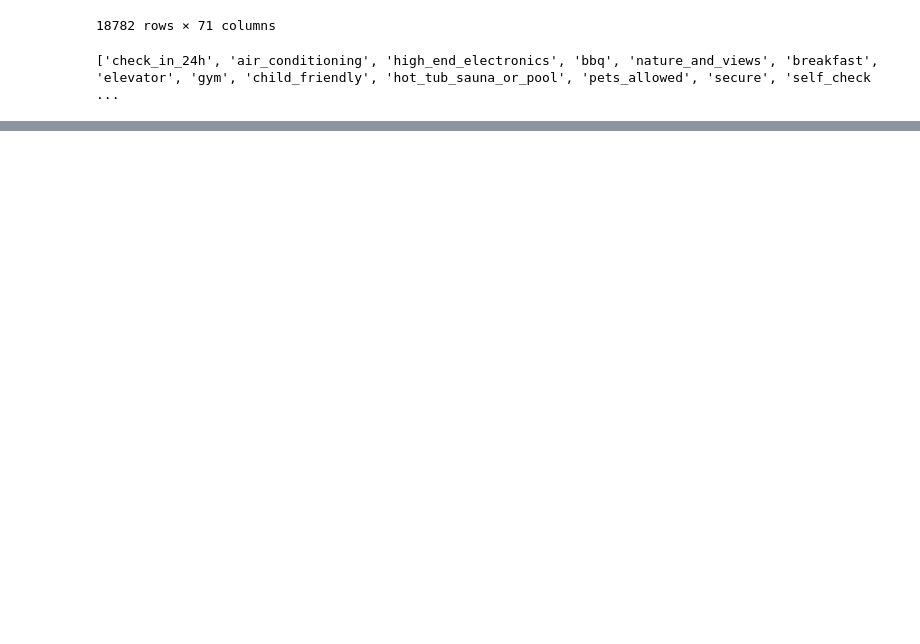
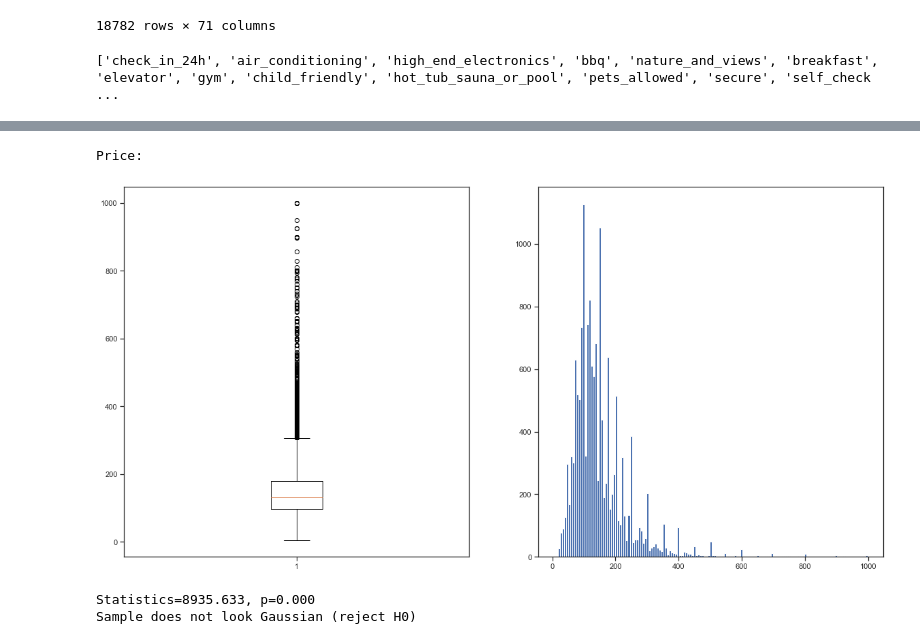
Before and after one commit to Tetawex/python_stuff, a Jupyter notebook: exploratory_analysis.ipynb, the cells around one changed output, grey strips where cells are left out. Drawn from its saved outputs; the diff is of its cells as text; code cells hidden in the pictures; blank space fills up the shorter version.

```diff
--- a/exploratory_analysis.ipynb
+++ b/exploratory_analysis.ipynb
@@ -272,3 +290,36 @@ df.hist(figsize=(20,20), bins=20);
+# %%
+series = df['price']
+print('Price: ')
+
+plt.figure(figsize=(20, 10))
+
+# sp1
+plt.subplot(121)
+plt.boxplot(series)
+
+# sp2
+plt.subplot(122)
+plt.hist(series, bins= int(len(df['price'])/100))
+
+plt.show()
+# %% [output]
+Price:
+[figure, added]
+# %%
+from scipy.stats import normaltest
+
+# normality test
+stat, p = normaltest(df['price'])
+print('Statistics=%.3f, p=%.3f' % (stat, p))
+# interpret
+alpha = 0.05
+if p > alpha:
+	print('Sample looks Gaussian (fail to reject H0)')
+else:
+	print('Sample does not look Gaussian (reject H0)')
+# %% [output]
+Statistics=8935.633, p=0.000
+Sample does not look Gaussian (reject H0)
 # %%
 TARGET_COLUMN = 'price'
 ALL_BUT_TARGET_COLUMN = df.columns[df.columns != TARGET_COLUMN]
```
Also changed, not shown: parts of 11 cells of this notebook.
